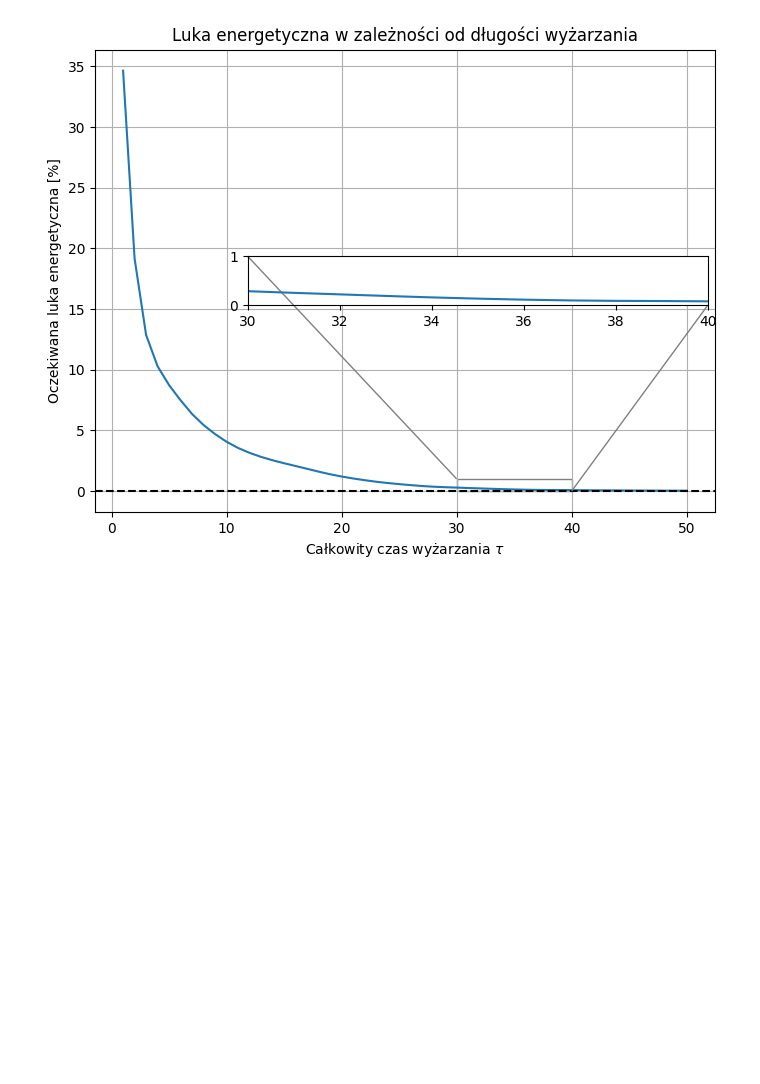
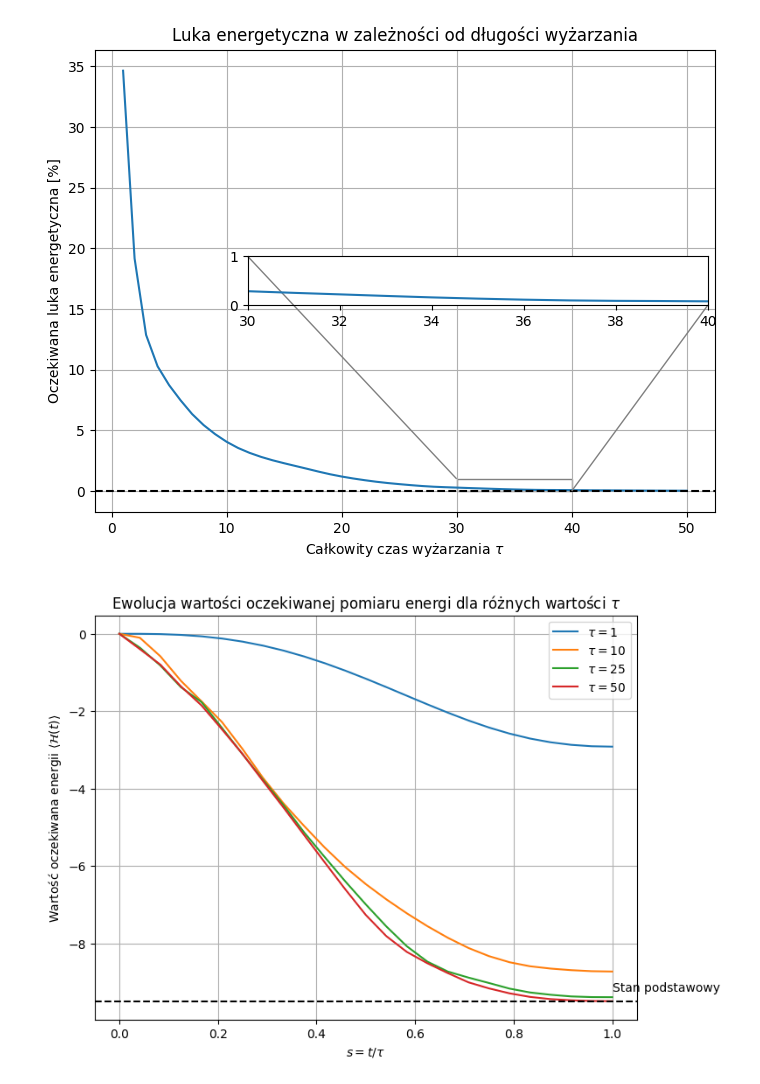
Before and after one commit to iitis/AkademiaSztukiKwantowej, a Jupyter notebook: classical_and_quantum_annealing/Wyżarzanie_kwantowe.ipynb, the cells around one changed output. Cells and saved outputs as stored; diff of their text form; code cells hidden in the pictures; blank space fills up the shorter version.

```diff
--- a/classical_and_quantum_annealing/Wyżarzanie_kwantowe.ipynb
+++ b/classical_and_quantum_annealing/Wyżarzanie_kwantowe.ipynb
@@ -244,3 +244,35 @@ ax.grid(True)
 plt.show()
 # %% [output]
 [figure]
+# %%
+# Demonstracja luki energetycznej dla różnych czasów wyżarzania
+import matplotlib.pyplot as plt
+from funkcje_pomocnicze import read_instance_dict, K8
+from mpl_toolkits.axes_grid1.inset_locator import zoomed_inset_axes, mark_inset
+
+
+J, h = read_instance_dict(K8.path)
+num_steps = 25
+times = [1, 10, 25, 50]
+energies = {}
+for t in times:
+    H_t, psi0, H_problem = create_full_hamiltonian(J, h, t)
+    states, expect = simulate(H_t, psi0, H_problem, t, num_steps)
+    energies[t] = expect
+
+x = np.linspace(0, 1, num=num_steps, endpoint=True)
+fig, ax = plt.subplots(figsize=(8, 6))
+
+for t in times:
+    plt.plot(x, energies[t][0], label=rf"$\tau = ${t}")
+
+plt.text(1, -9.25, "Stan podstawowy", fontsize=10, color='black')
+plt.axhline(y=-9.5, color='black', linestyle='--')
+plt.legend()
+plt.title(r"Ewolucja wartości oczekiwanej pomiaru energi dla różnych wartości $\tau$")
+plt.xlabel(r"$s = t / \tau$")
+plt.ylabel(r"Wartość oczekiwana energii $\langle \mathcal{H}(t) \rangle$")
+plt.grid()
+plt.show()
+# %% [output]
+[figure, added]
```
Also changed, not shown: parts of 1 cell of this notebook.
